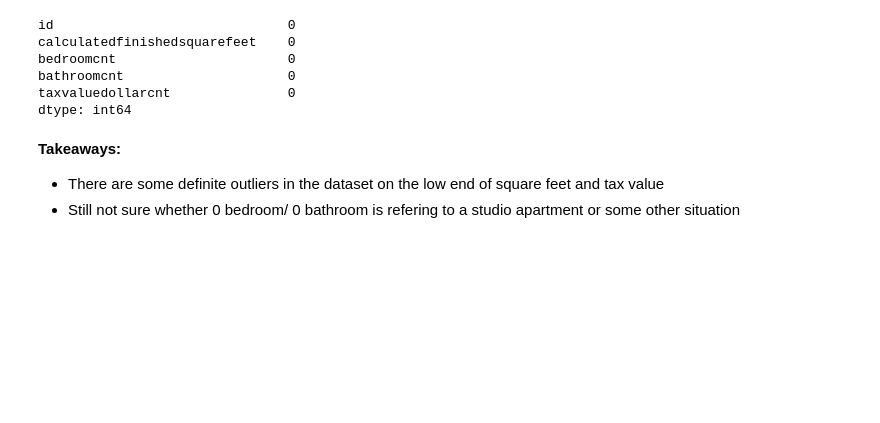
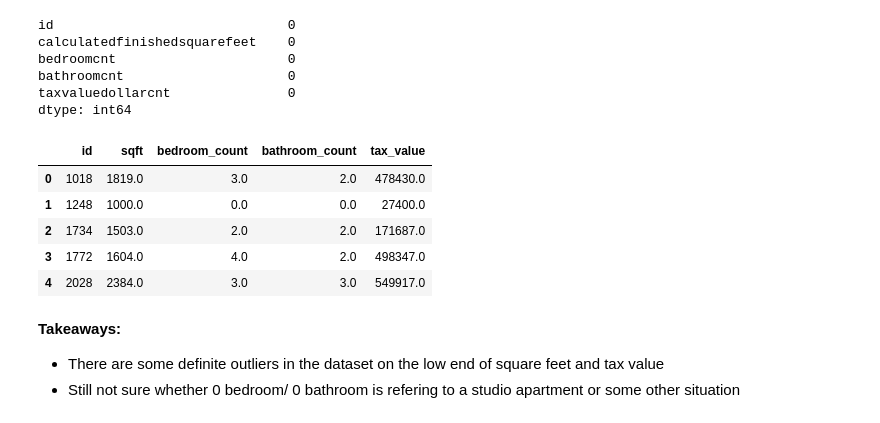
Before and after one commit to Bojado-Thompson/Estimating-Home-Values, a Jupyter notebook: Bojado_Notebook.ipynb, the cells around one changed output. Saved outputs shown, nothing was run; the diff lists cells and outputs as text; code cells hidden in the pictures; blank space fills up the shorter version.

```diff
--- a/Bojado_Notebook.ipynb
+++ b/Bojado_Notebook.ipynb
@@ -109,6 +91,19 @@ bedroomcnt                      0
 bathroomcnt                     0
 taxvaluedollarcnt               0
 dtype: int64
+# %%
+df = df.rename(columns = {'calculatedfinishedsquarefeet':'sqft'})
+df = df.rename(columns = {'bedroomcnt':'bedroom_count'})
+df = df.rename(columns = {'bathroomcnt':'bathroom_count'})
+df = df.rename(columns = {'taxvaluedollarcnt':'tax_value'})
+df.head()
+# %% [output]
+|  | id | sqft | bedroom_count | bathroom_count | tax_value |
+| 0 | 1018 | 1819.0 | 3.0 | 2.0 | 478430.0 |
+| 1 | 1248 | 1000.0 | 0.0 | 0.0 | 27400.0 |
+| 2 | 1734 | 1503.0 | 2.0 | 2.0 | 171687.0 |
+| 3 | 1772 | 1604.0 | 4.0 | 2.0 | 498347.0 |
+| 4 | 2028 | 2384.0 | 3.0 | 3.0 | 549917.0 |
 # %% [markdown]
 <b>Takeaways: </b>
 - There are some definite outliers in the dataset on the low end of square feet and tax value
```
Also changed, not shown: parts of 10 cells of this notebook.
